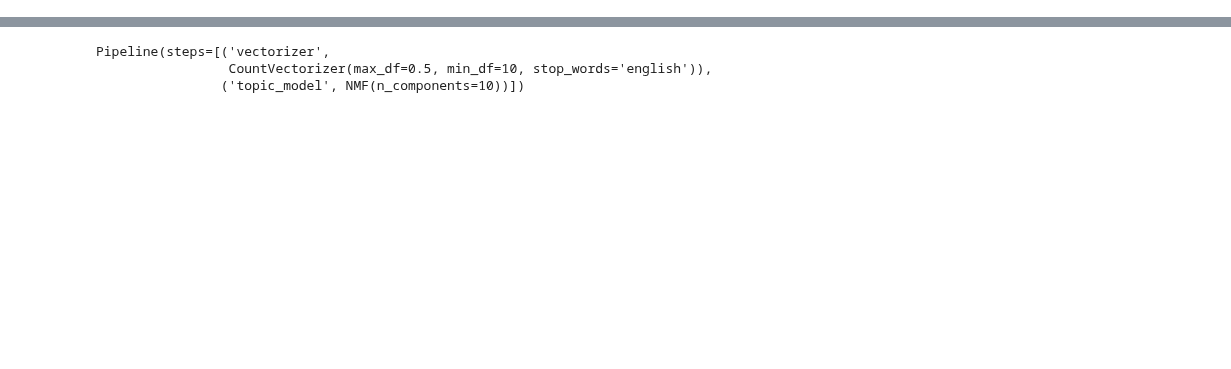
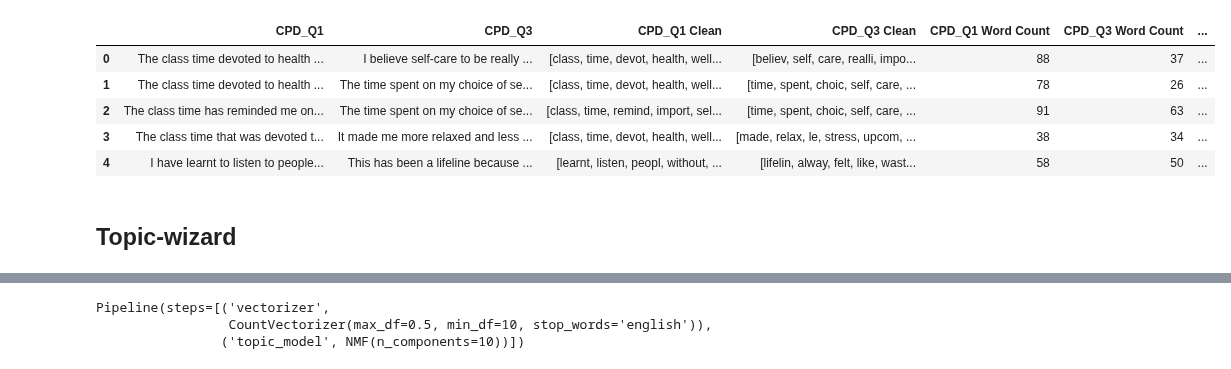
Before and after one commit to bellaachang/UW-Pharm-NLP, a Jupyter notebook: bingus.ipynb, the cells around one changed output, grey strips where cells are left out. Drawn from its saved outputs; the diff is of its cells as text; code cells hidden in the pictures; blank space fills up the shorter version.

```diff
--- a/bingus.ipynb
+++ b/bingus.ipynb
@@ -20,0 +27,5 @@ Note: you may need to restart the kernel to use updated packages.
+# %%
+data = pd.read_csv("data/choiceboard_data.csv")[["CPD_Q1", "CPD_Q3"]]
+data = data.dropna()
+print('There are ' + str(data.shape[0]) + ' rows.')
+data.head()
@@ -20,0 +40,42 @@ Note: you may need to restart the kernel to use updated packages.
+# %%
+stopwords = set(nltk.corpus.stopwords.words('english'))
+lemmatizer = WordNetLemmatizer()
+stemmer = PorterStemmer()
+
+def preprocess(text):
+    # Remove punctuation and numbers
+    text = re.sub('[^a-zA-Z]', ' ', text)
+
+    # Lowercase
+    text = text.lower()
+
+    # Tokenize
+    tokens = word_tokenize(text)
+
+    # Lemmatize and remove stopwords
+    tokens = [lemmatizer.lemmatize(word) for word in tokens if word not in stopwords]
+
+    # Stemming
+    tokens = [stemmer.stem(word) for word in tokens]
+
+    # Return preprocessed list of tokens
+    return tokens
+
+data['CPD_Q1 Clean'] = data['CPD_Q1'].apply(preprocess)
+data['CPD_Q3 Clean'] = data['CPD_Q3'].apply(preprocess)
+
+data['CPD_Q1 Word Count'] = data['CPD_Q1'].apply(lambda x: len(x.split()))
+data['CPD_Q3 Word Count'] = data['CPD_Q3'].apply(lambda x: len(x.split()))
+
+data['CPD_Q1 Clean Word Count'] = data['CPD_Q1 Clean'].apply(lambda x: len(x))
+data['CPD_Q3 Clean Word Count'] = data['CPD_Q3 Clean'].apply(lambda x: len(x))
+data.head()
+# %% [output]
+|  | CPD_Q1 | CPD_Q3 | CPD_Q1 Clean | CPD_Q3 Clean | CPD_Q1 Word Count | CPD_Q3 Word Count | ... |
+| 0 | The class time devoted to health ... | I believe self-care to be really ... | [class, time, devot, health, well... | [believ, self, care, realli, impo... | 88 | 37 | ... |
+| 1 | The class time devoted to health ... | The time spent on my choice of se... | [class, time, devot, health, well... | [time, spent, choic, self, care, ... | 78 | 26 | ... |
+| 2 | The class time has reminded me on... | The time spent on my choice of se... | [class, time, remind, import, sel... | [time, spent, choic, self, care, ... | 91 | 63 | ... |
+| 3 | The class time that was devoted t... | It made me more relaxed and less ... | [class, time, devot, health, well... | [made, relax, le, stress, upcom, ... | 38 | 34 | ... |
+| 4 | I have learnt to listen to people... | This has been a lifeline because ... | [learnt, listen, peopl, without, ... | [lifelin, alway, felt, like, wast... | 58 | 50 | ... |
+# %% [markdown]
+## Topic-wizard ##
```
Also changed, not shown: parts of 8 cells of this notebook.
